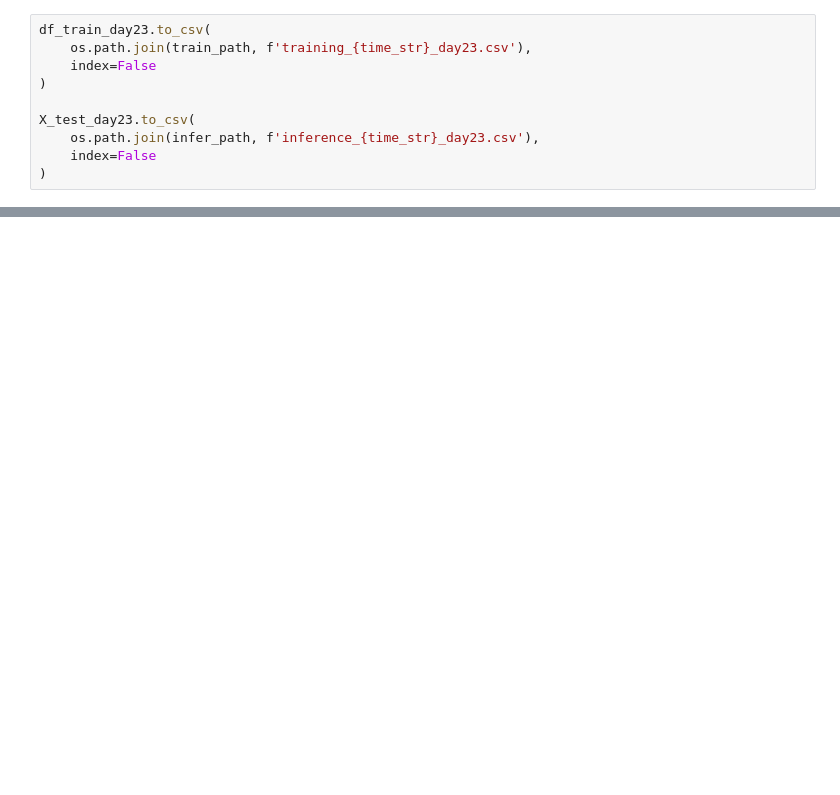
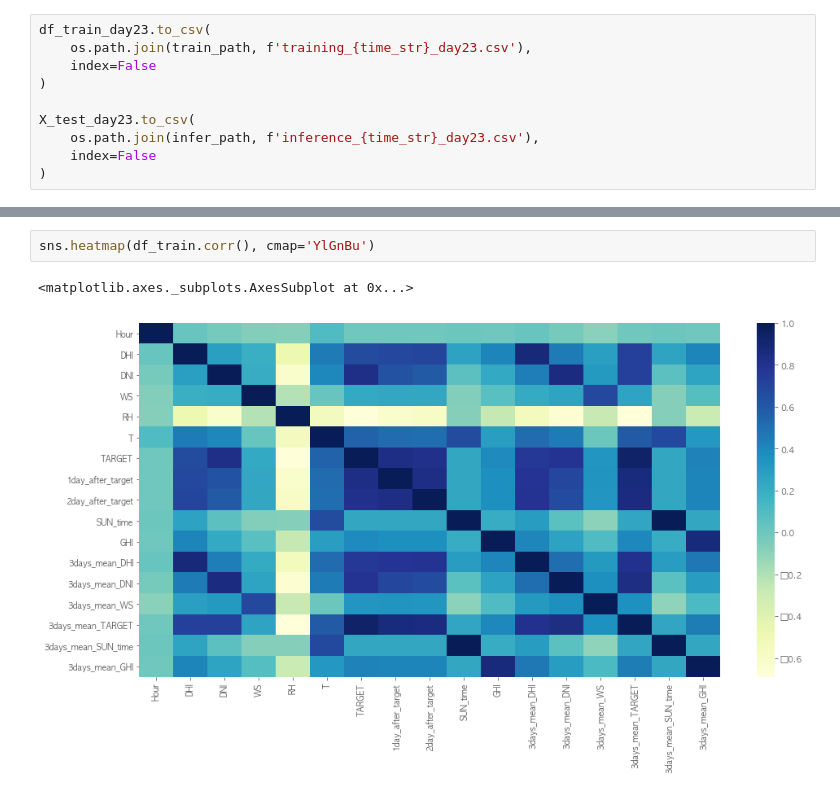
Before and after one commit to minyong-shin/Domestic-competiton, a Jupyter notebook: Competition - 7. 태양광 발전량 예측 AI 경진대회/태양광 발전량 예측 - 필령이형 데이터셋 구축.ipynb, the cells around one changed output, grey strips where cells are left out. Cells and saved outputs as stored; diff of their text form; blank space fills up the shorter version.

```diff
--- a/Competition - 7. 태양광 발전량 예측 AI 경진대회/태양광 발전량 예측 - 필령이형 데이터셋 구축.ipynb
+++ b/Competition - 7. 태양광 발전량 예측 AI 경진대회/태양광 발전량 예측 - 필령이형 데이터셋 구축.ipynb
@@ -391,0 +404,5 @@ X_test_day23.to_csv(
+# %%
+sns.heatmap(df_train.corr(), cmap='YlGnBu')
+# %% [output]
+<matplotlib.axes._subplots.AxesSubplot at 0x...>
+[figure, added]
```
Also changed, not shown: parts of 7 cells of this notebook, 7 other files.
